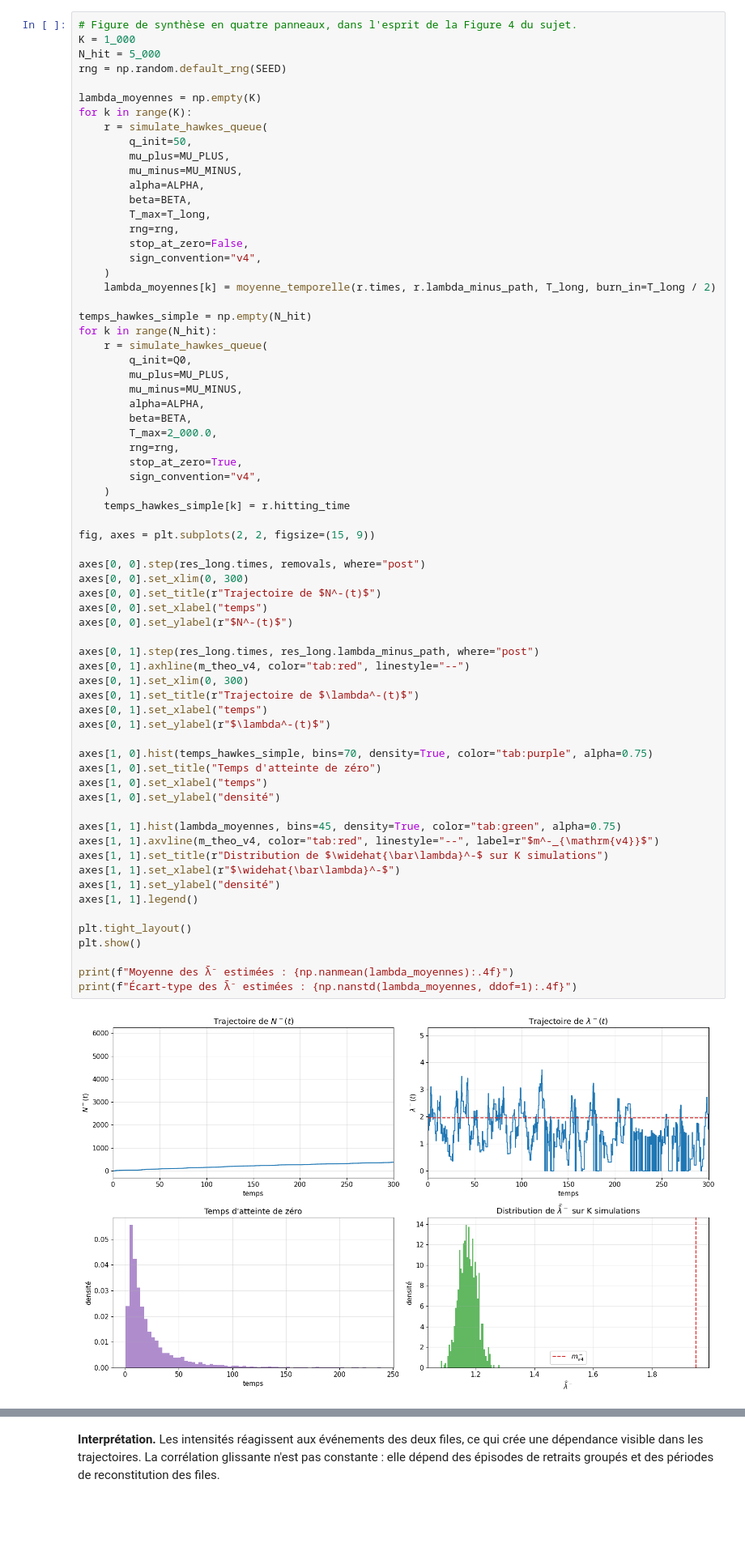
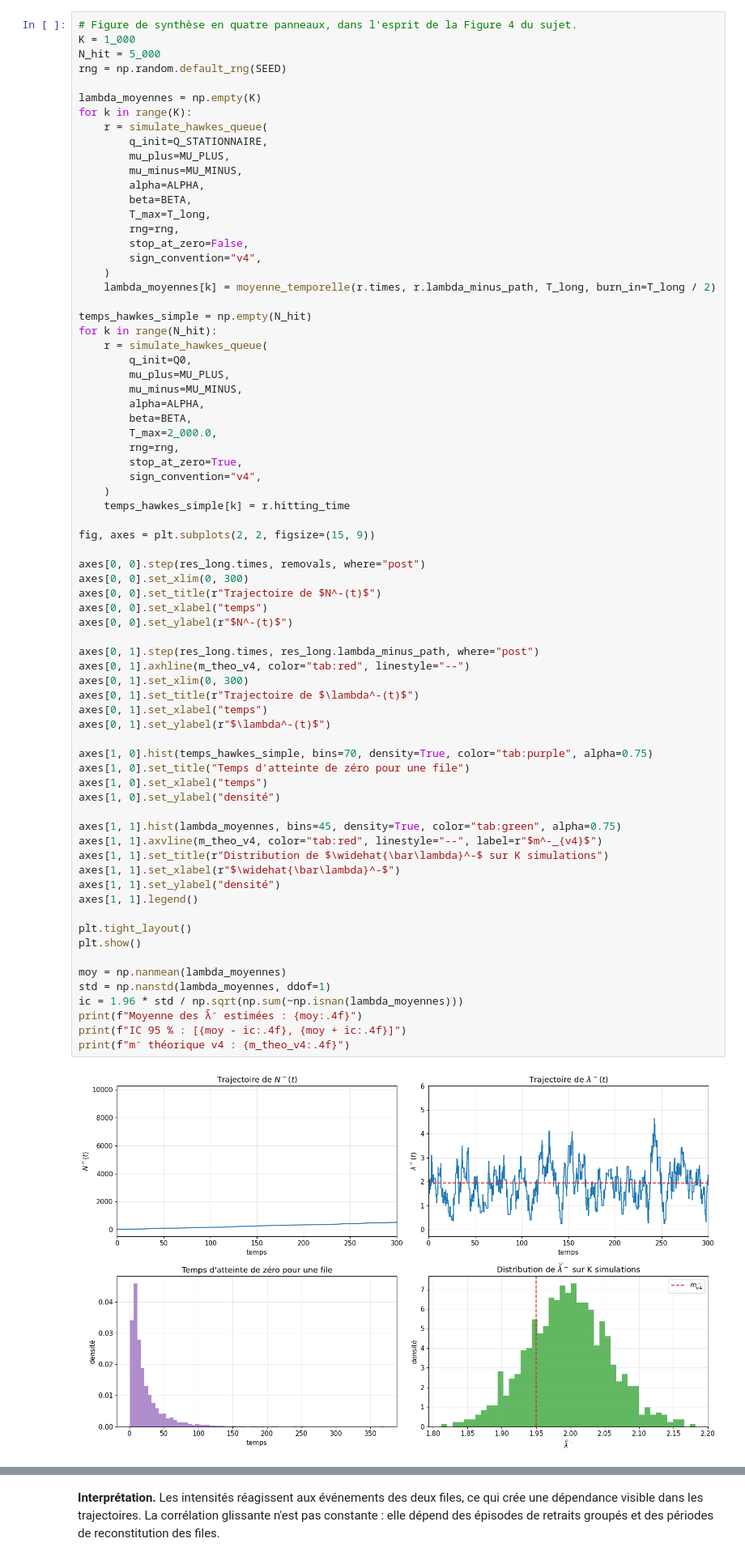
Before and after one commit to ApolloHong/Modal_Order_Book, a Jupyter notebook: nb2_124_files_hawkes_couplees.ipynb, the cells around one changed output, grey strips where cells are left out. Shown at 81% size. Saved outputs shown, nothing was run; the diff lists cells and outputs as text; blank space fills up the shorter version.

```diff
--- a/nb2_124_files_hawkes_couplees.ipynb
+++ b/nb2_124_files_hawkes_couplees.ipynb
@@ -228,7 +288,7 @@ rng = np.random.default_rng(SEED)
 lambda_moyennes = np.empty(K)
 for k in range(K):
     r = simulate_hawkes_queue(
-        q_init=50,
+        q_init=Q_STATIONNAIRE,
         mu_plus=MU_PLUS,
         mu_minus=MU_MINUS,
         alpha=ALPHA,
@@ -257,35 +317,39 @@ for k in range(N_hit):
 
 fig, axes = plt.subplots(2, 2, figsize=(15, 9))
 
 axes[0, 0].step(res_long.times, removals, where="post")
 axes[0, 0].set_xlim(0, 300)
 axes[0, 0].set_title(r"Trajectoire de $N^-(t)$")
 axes[0, 0].set_xlabel("temps")
 axes[0, 0].set_ylabel(r"$N^-(t)$")
 
 axes[0, 1].step(res_long.times, res_long.lambda_minus_path, where="post")
 axes[0, 1].axhline(m_theo_v4, color="tab:red", linestyle="--")
 axes[0, 1].set_xlim(0, 300)
 axes[0, 1].set_title(r"Trajectoire de $\lambda^-(t)$")
 axes[0, 1].set_xlabel("temps")
 axes[0, 1].set_ylabel(r"$\lambda^-(t)$")
 
 axes[1, 0].hist(temps_hawkes_simple, bins=70, density=True, color="tab:purple", alpha=0.75)
-axes[1, 0].set_title("Temps d'atteinte de zéro")
+axes[1, 0].set_title("Temps d'atteinte de zéro pour une file")
 axes[1, 0].set_xlabel("temps")
 axes[1, 0].set_ylabel("densité")
 
 axes[1, 1].hist(lambda_moyennes, bins=45, density=True, color="tab:green", alpha=0.75)
-axes[1, 1].axvline(m_theo_v4, color="tab:red", linestyle="--", label=r"$m^-_{\mathrm{v4}}$")
+axes[1, 1].axvline(m_theo_v4, color="tab:red", linestyle="--", label=r"$m^-_{v4}$")
 axes[1, 1].set_title(r"Distribution de $\widehat{\bar\lambda}^-$ sur K simulations")
 axes[1, 1].set_xlabel(r"$\widehat{\bar\lambda}^-$")
 axes[1, 1].set_ylabel("densité")
 axes[1, 1].legend()
 
 plt.tight_layout()
 plt.show()
 
-print(f"Moyenne des λ̄⁻ estimées : {np.nanmean(lambda_moyennes):.4f}")
-print(f"Écart-type des λ̄⁻ estimées : {np.nanstd(lambda_moyennes, ddof=1):.4f}")
+moy = np.nanmean(lambda_moyennes)
+std = np.nanstd(lambda_moyennes, ddof=1)
+ic = 1.96 * std / np.sqrt(np.sum(~np.isnan(lambda_moyennes)))
+print(f"Moyenne des λ̄⁻ estimées : {moy:.4f}")
+print(f"IC 95 % : [{moy - ic:.4f}, {moy + ic:.4f}]")
+print(f"m⁻ théorique v4 : {m_theo_v4:.4f}")
 # %% [output]
-[figure, old version]
+[figure, new version]
```
Also changed, not shown: parts of 16 cells of this notebook, 1 other file.
